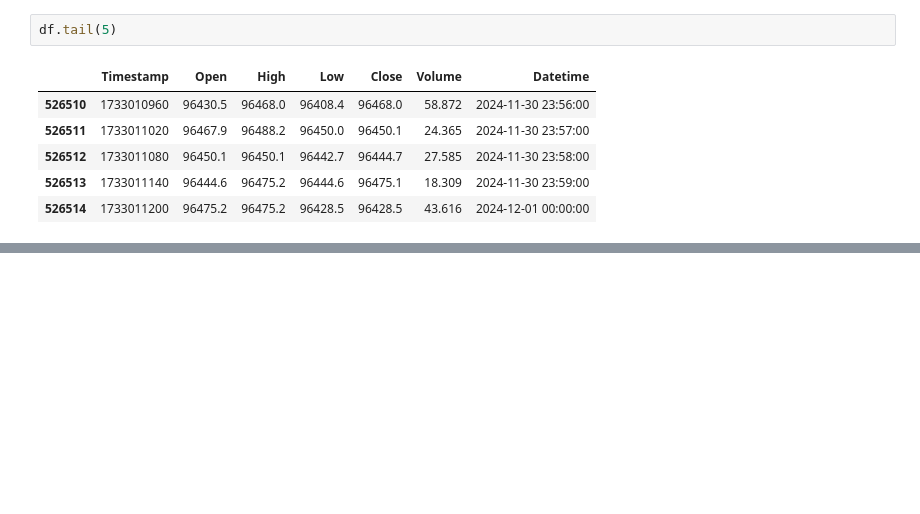
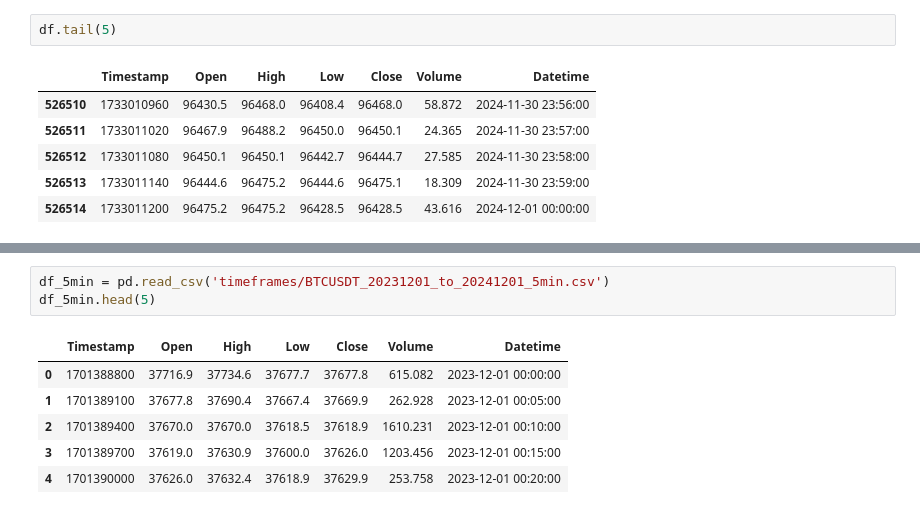
Before and after one commit to ahomteamsagar/cex-historical-data, a Jupyter notebook: check_binance.ipynb, the cells around one changed output, grey strips where cells are left out. Cells and saved outputs as stored; diff of their text form; blank space fills up the shorter version.

```diff
--- a/check_binance.ipynb
+++ b/check_binance.ipynb
@@ -21,0 +32,10 @@ df.tail(5)
+# %%
+df_5min = pd.read_csv('timeframes/BTCUSDT_20231201_to_20241201_5min.csv')
+df_5min.head(5)
+# %% [output]
+|  | Timestamp | Open | High | Low | Close | Volume | Datetime |
+| 0 | 1701388800 | 37716.9 | 37734.6 | 37677.7 | 37677.8 | 615.082 | 2023-12-01 00:00:00 |
+| 1 | 1701389100 | 37677.8 | 37690.4 | 37667.4 | 37669.9 | 262.928 | 2023-12-01 00:05:00 |
+| 2 | 1701389400 | 37670.0 | 37670.0 | 37618.5 | 37618.9 | 1610.231 | 2023-12-01 00:10:00 |
+| 3 | 1701389700 | 37619.0 | 37630.9 | 37600.0 | 37626.0 | 1203.456 | 2023-12-01 00:15:00 |
+| 4 | 1701390000 | 37626.0 | 37632.4 | 37618.9 | 37629.9 | 253.758 | 2023-12-01 00:20:00 |
```
Also changed, not shown: parts of 8 cells of this notebook, 20 other files.
